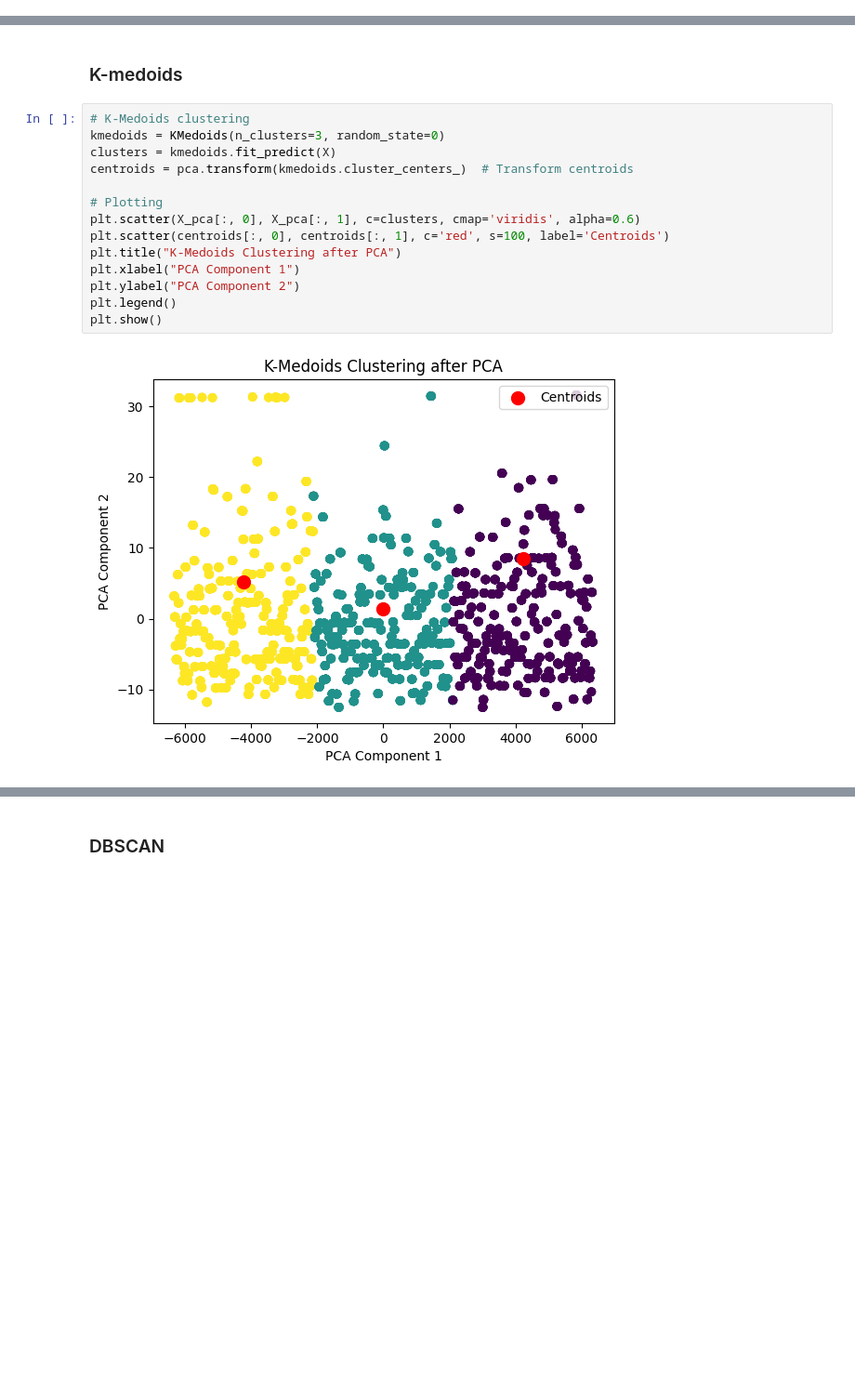
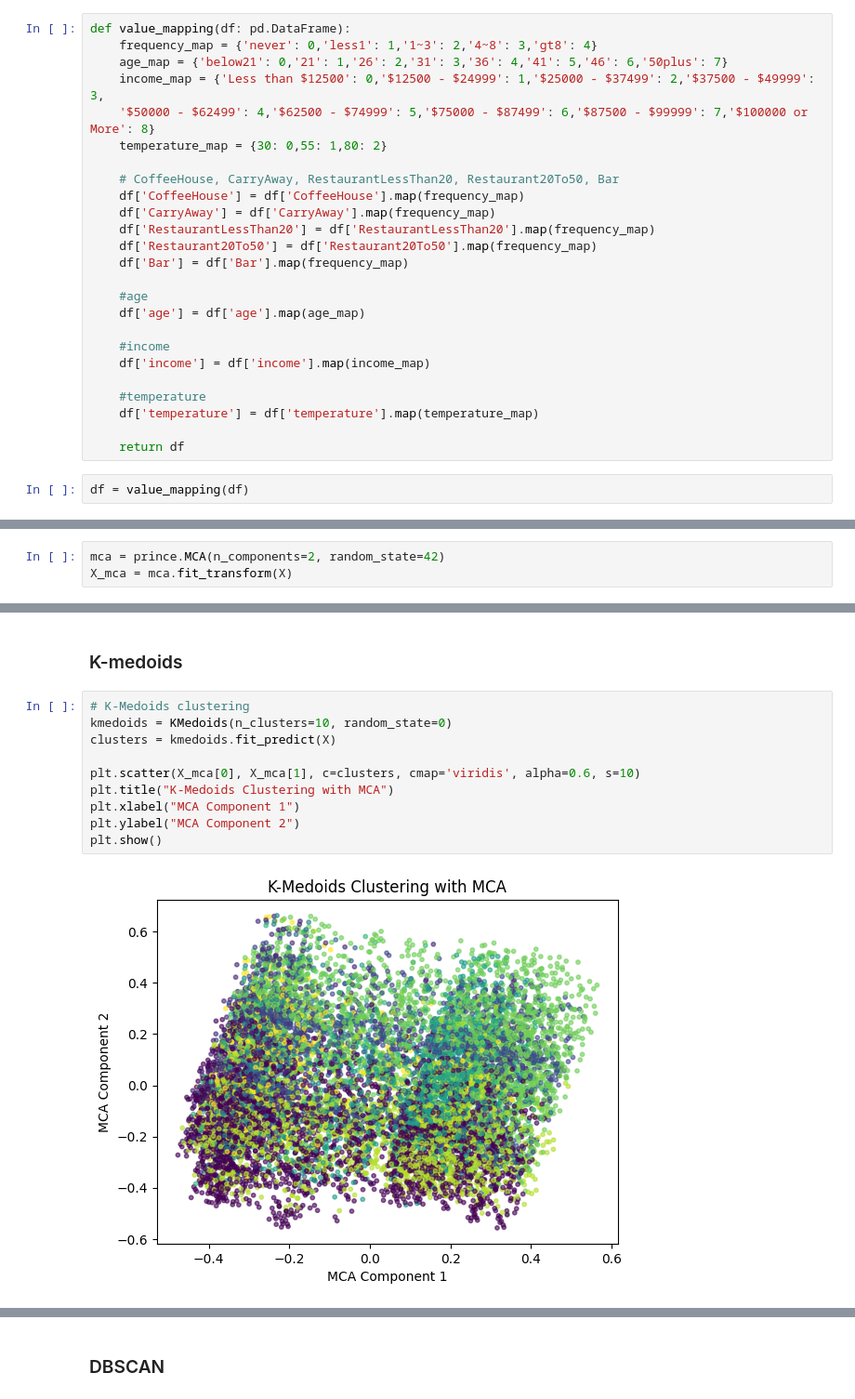
Before and after one commit to 07keyholder/MEDM_P2, a Jupyter notebook: Sousa.ipynb, the cells around one changed output, grey strips where cells are left out. Shown: that part at 93% size. Saved outputs shown, nothing was run; the diff lists cells and outputs as text; blank space fills up the shorter version.

```diff
--- a/Sousa.ipynb
+++ b/Sousa.ipynb
@@ -11,0 +23,27 @@ df = pd.read_csv('/Users/davidsousa/Statistical_Methods_Data_Mining/1_eda/my_dat
+# %%
+def value_mapping(df: pd.DataFrame):
+    frequency_map = {'never': 0,'less1': 1,'1~3': 2,'4~8': 3,'gt8': 4}
+    age_map = {'below21': 0,'21': 1,'26': 2,'31': 3,'36': 4,'41': 5,'46': 6,'50plus': 7}
+    income_map = {'Less than $12500': 0,'$12500 - $24999': 1,'$25000 - $37499': 2,'$37500 - $49999': 3,
+    '$50000 - $62499': 4,'$62500 - $74999': 5,'$75000 - $87499': 6,'$87500 - $99999': 7,'$100000 or More': 8}
+    temperature_map = {30: 0,55: 1,80: 2}
+
+    # CoffeeHouse, CarryAway, RestaurantLessThan20, Restaurant20To50, Bar
+    df['CoffeeHouse'] = df['CoffeeHouse'].map(frequency_map)
+    df['CarryAway'] = df['CarryAway'].map(frequency_map)
+    df['RestaurantLessThan20'] = df['RestaurantLessThan20'].map(frequency_map)
+    df['Restaurant20To50'] = df['Restaurant20To50'].map(frequency_map)
+    df['Bar'] = df['Bar'].map(frequency_map)
+
+    #age
+    df['age'] = df['age'].map(age_map)
+
+    #income
+    df['income'] = df['income'].map(income_map)
+
+    #temperature
+    df['temperature'] = df['temperature'].map(temperature_map)
+
+    return df
+# %%
+df = value_mapping(df)
@@ -17,0 +102,3 @@ X_pca = pca.fit_transform(X)
+# %%
+mca = prince.MCA(n_components=2, random_state=42)
+X_mca = mca.fit_transform(X)
@@ -53,17 +143,13 @@ plt.show()
 ### K-medoids
 # %%
 # K-Medoids clustering
-kmedoids = KMedoids(n_clusters=3, random_state=0)
+kmedoids = KMedoids(n_clusters=10, random_state=0)
 clusters = kmedoids.fit_predict(X)
-centroids = pca.transform(kmedoids.cluster_centers_)  # Transform centroids
 
-# Plotting
-plt.scatter(X_pca[:, 0], X_pca[:, 1], c=clusters, cmap='viridis', alpha=0.6)
-plt.scatter(centroids[:, 0], centroids[:, 1], c='red', s=100, label='Centroids')
-plt.title("K-Medoids Clustering after PCA")
-plt.xlabel("PCA Component 1")
-plt.ylabel("PCA Component 2")
-plt.legend()
+plt.scatter(X_mca[0], X_mca[1], c=clusters, cmap='viridis', alpha=0.6, s=10)
+plt.title("K-Medoids Clustering with MCA")
+plt.xlabel("MCA Component 1")
+plt.ylabel("MCA Component 2")
 plt.show()
 # %% [output]
-[figure, old version]
+[figure, new version]
```
Also changed, not shown: parts of 18 cells of this notebook.
